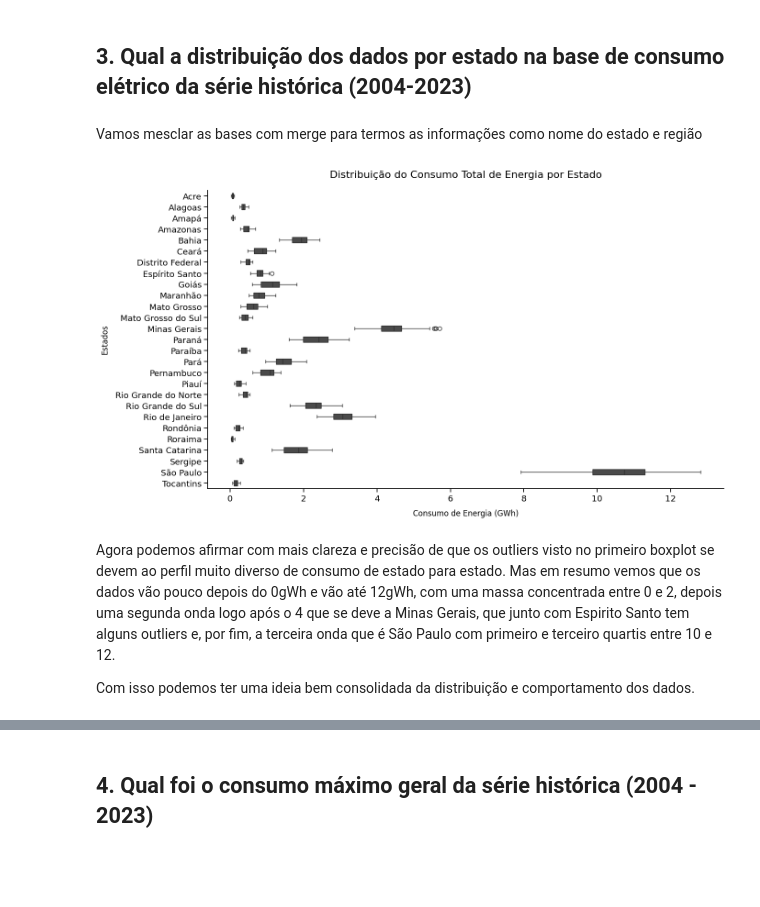
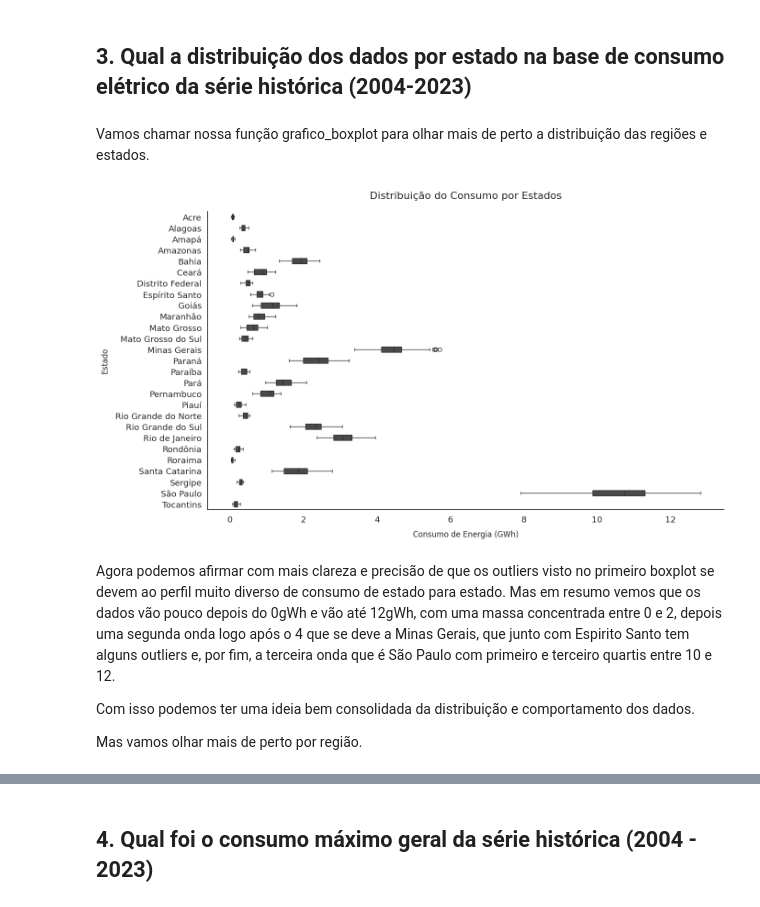
Before and after one commit to jorgelzsilva/projeto_consumo_energia, a Jupyter notebook: notebooks/desafio_final_jorge.ipynb, the cells around one changed output, grey strips where cells are left out. Cells and saved outputs as stored; diff of their text form; code cells hidden in the pictures; blank space fills up the shorter version.

```diff
--- a/notebooks/desafio_final_jorge.ipynb
+++ b/notebooks/desafio_final_jorge.ipynb
@@ -779,5 +980,3 @@ plt.show()
 Com base em todos os gráficos dessas facetas anuais, não podemos afirmar que o consumo mudou drásticamente. Então vamos passar para a segunda hipotese, de que estados podem ter consumos diferentes. Para isso vamos usar novamente um boxplot, mas agora para cada estado.
 # %% [markdown]
 ## 3. Qual a distribuição dos dados por estado na base de consumo elétrico da série histórica (2004-2023)
-# %% [markdown]
-Vamos mesclar as bases com merge para termos as informações como nome do estado e região
@@ -787,37 +983,13 @@ df_total = df_total.merge(df_estados, on='sigla_uf')
-# %%
-# Configuramos o contexto de exibição dos gráficos com Seaborn para garantir legibilidade adequada para notebooks
-sns.set_context("notebook", font_scale=1.2)
-
-# Ordenamos os estados alfabeticamente para uma apresentação organizada no gráfico
-estados_ordenados = sorted(df_total['estado'].unique())
-
-# Criamos a figura e o eixo para o boxplot
-fig, ax = plt.subplots(figsize=(14, 8), facecolor='white')
-
-# Plotamos o boxplot do consumo de energia por estado, utilizando a ordem alfabética dos estados
-sns.boxplot(x='gWh', y='estado', data=df_total, ax=ax, color='#4a4a4a', width=0.5, order=estados_ordenados)
-
-# Removemos as bordas superior e direita para um visual mais limpo e moderno
-ax.spines['top'].set_visible(False)
-ax.spines['right'].set_visible(False)
-
-# Configuramos o título e os rótulos para comunicar claramente o que o gráfico representa
-plt.title('Distribuição do Consumo Total de Energia por Estado', fontsize=16, pad=20)
-plt.xlabel('Consumo de Energia (GWh)', fontsize=12, labelpad=10)
-plt.ylabel('Estados', fontsize=12, labelpad=10)
-
-# Formatamos o eixo x para incluir separadores de milhares, facilitando a leitura e compreensão dos valores
-ax.xaxis.set_major_formatter(plt.FuncFormatter(lambda x, p: format(int(x), ',')))
-
-# Ajustamos o layout para garantir que todos os elementos do gráfico estejam bem posicionados e legíveis
-plt.tight_layout()
-
-# Salvamos o gráfico em um arquivo e o exibimos para visualização
-plt.savefig('../imagens/consumo_total_boxplot_estado_ordenado.png', format='png', dpi=300, bbox_inches='tight')
-plt.show()
-# %% [output]
-[figure, removed]
+# %% [markdown]
+Vamos chamar nossa função grafico_boxplot para olhar mais de perto a distribuição das regiões e estados.
+# %%
+# Chamando a função de forma que tenhamos um boxplot para cada estado
+grafico_boxplot(df_total, 'gWh', 'Distribuição do Consumo por Estados')
+# %% [output]
+[figure, added]
 # %% [markdown]
 Agora podemos afirmar com mais clareza e precisão de que os outliers visto no primeiro boxplot se devem ao perfil muito diverso de consumo de estado para estado. Mas em resumo vemos que os dados vão pouco depois do 0gWh e vão até 12gWh, com uma massa concentrada entre 0 e 2, depois uma segunda onda logo após o 4 que se deve a Minas Gerais, que junto com Espirito Santo tem alguns outliers e, por fim, a terceira onda que é São Paulo com primeiro e terceiro quartis entre 10 e 12.
 
 Com isso podemos ter uma ideia bem consolidada da distribuição e comportamento dos dados.
+
+Mas vamos olhar mais de perto por região.
```
Also changed, not shown: parts of 76 cells of this notebook, 32 other files.
